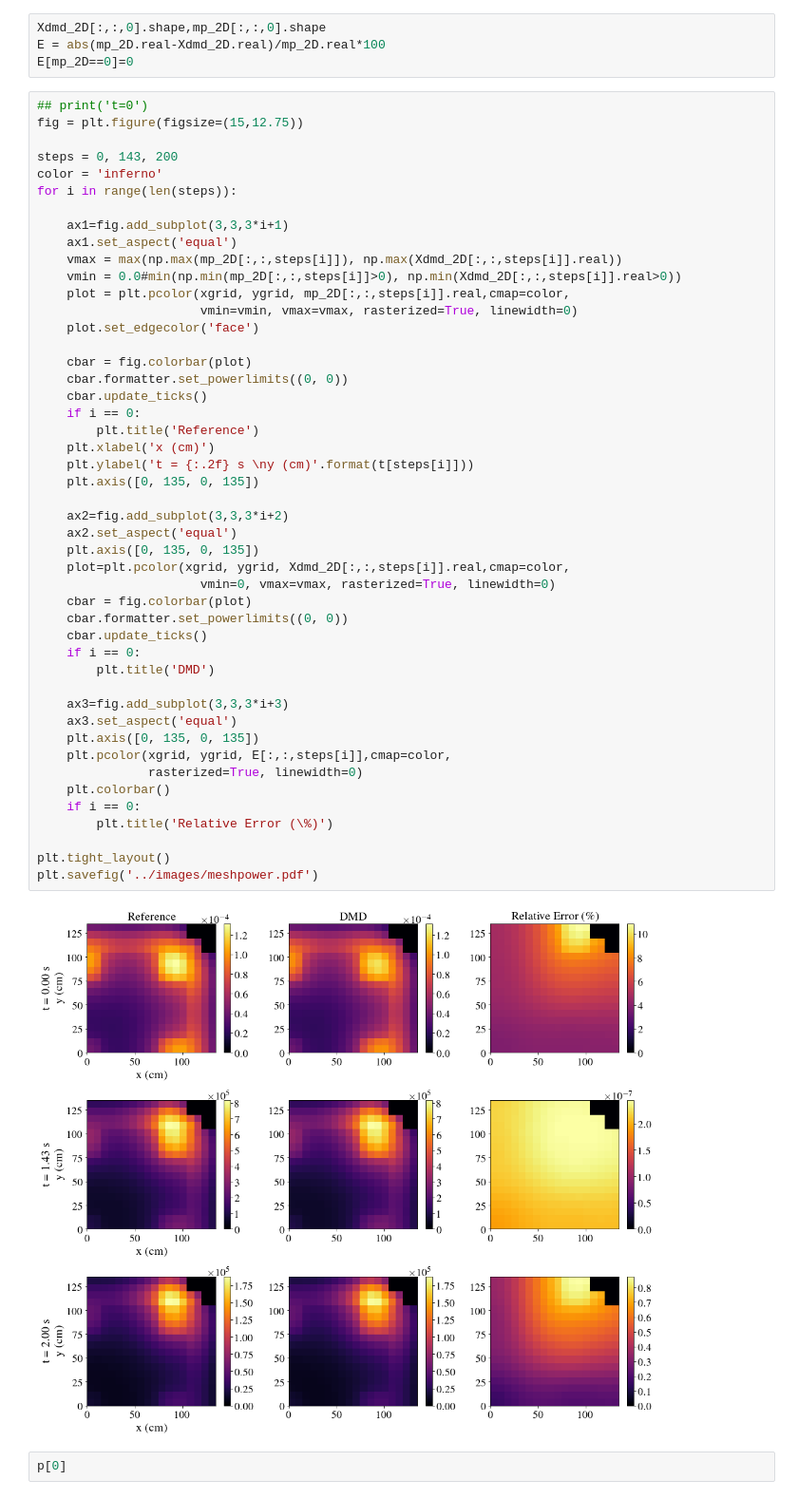
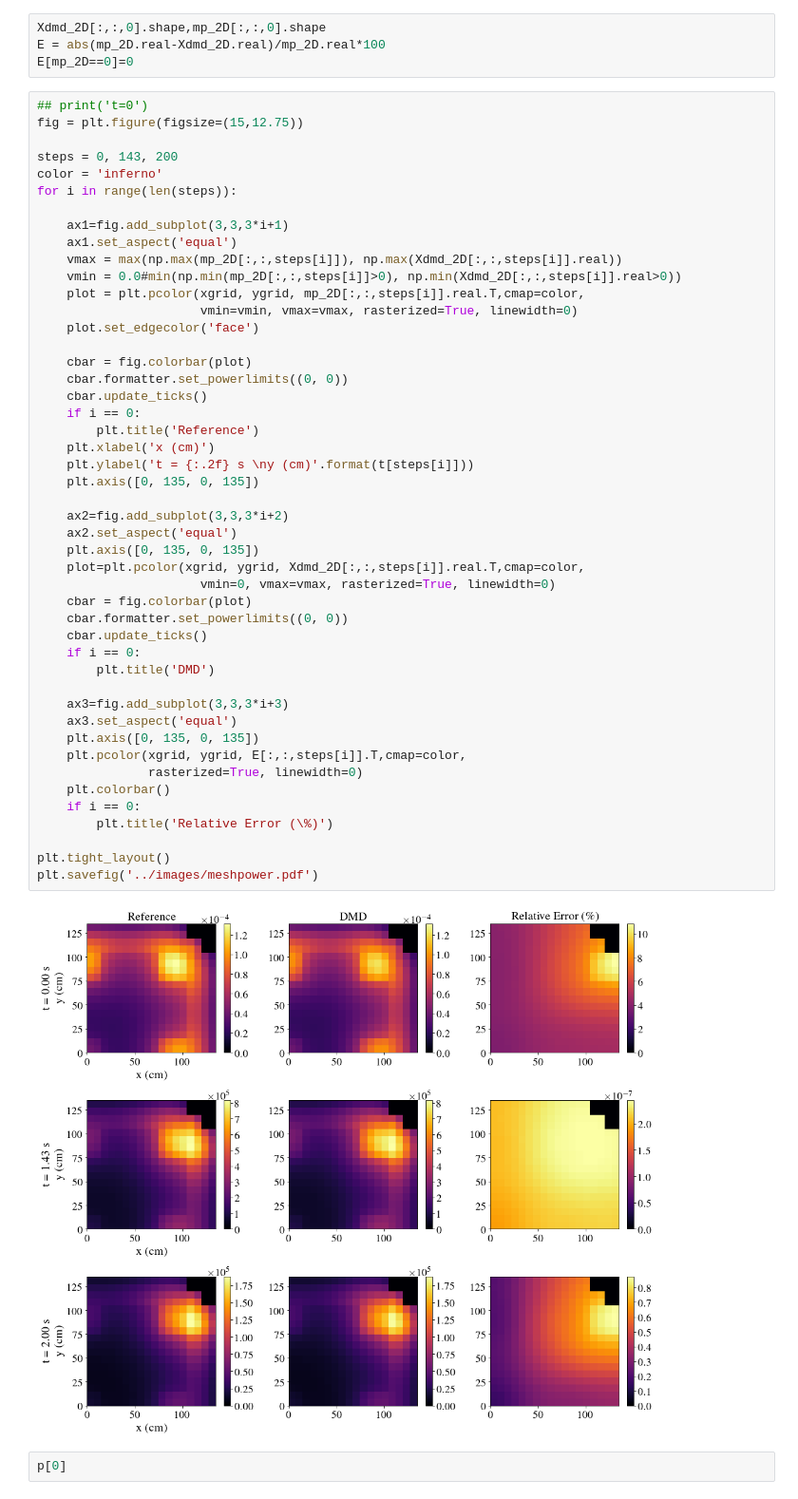
Before and after one commit to robertsj/dmd_lra_surrogate_ans, a Jupyter notebook: data/scripts/TransientDMD_surrogates-PyDMD_JOV_Latest.ipynb, the cells around one changed output. Shown at 95% size. Saved outputs shown, nothing was run; the diff lists cells and outputs as text.

Commit message:
Transposed data matrix for plotting to be consistent with x and y axes.

```diff
--- a/data/scripts/TransientDMD_surrogates-PyDMD_JOV_Latest.ipynb
+++ b/data/scripts/TransientDMD_surrogates-PyDMD_JOV_Latest.ipynb
@@ -211,43 +211,43 @@ for i in range(len(steps)):
     ax1.set_aspect('equal')
     vmax = max(np.max(mp_2D[:,:,steps[i]]), np.max(Xdmd_2D[:,:,steps[i]].real))
     vmin = 0.0#min(np.min(mp_2D[:,:,steps[i]]>0), np.min(Xdmd_2D[:,:,steps[i]].real>0))
-    plot = plt.pcolor(xgrid, ygrid, mp_2D[:,:,steps[i]].real,cmap=color,
+    plot = plt.pcolor(xgrid, ygrid, mp_2D[:,:,steps[i]].real.T,cmap=color,
                       vmin=vmin, vmax=vmax, rasterized=True, linewidth=0)
     plot.set_edgecolor('face')
 
     cbar = fig.colorbar(plot)
     cbar.formatter.set_powerlimits((0, 0))
     cbar.update_ticks()
     if i == 0:
         plt.title('Reference')
     plt.xlabel('x (cm)')
     plt.ylabel('t = {:.2f} s \ny (cm)'.format(t[steps[i]]))
     plt.axis([0, 135, 0, 135])
 
     ax2=fig.add_subplot(3,3,3*i+2)
     ax2.set_aspect('equal')
     plt.axis([0, 135, 0, 135])
-    plot=plt.pcolor(xgrid, ygrid, Xdmd_2D[:,:,steps[i]].real,cmap=color,
+    plot=plt.pcolor(xgrid, ygrid, Xdmd_2D[:,:,steps[i]].real.T,cmap=color,
                       vmin=0, vmax=vmax, rasterized=True, linewidth=0)
     cbar = fig.colorbar(plot)
     cbar.formatter.set_powerlimits((0, 0))
     cbar.update_ticks()
     if i == 0:
         plt.title('DMD')
 
     ax3=fig.add_subplot(3,3,3*i+3)
     ax3.set_aspect('equal')
     plt.axis([0, 135, 0, 135])
-    plt.pcolor(xgrid, ygrid, E[:,:,steps[i]],cmap=color,
+    plt.pcolor(xgrid, ygrid, E[:,:,steps[i]].T,cmap=color,
                rasterized=True, linewidth=0)
     plt.colorbar()
     if i == 0:
         plt.title('Relative Error (\%)')
 
 plt.tight_layout()
 plt.savefig('../images/meshpower.pdf')
 # %% [output]
-[figure, old version]
+[figure, new version]
 # %%
 p[0]
 # %% [output]
```
